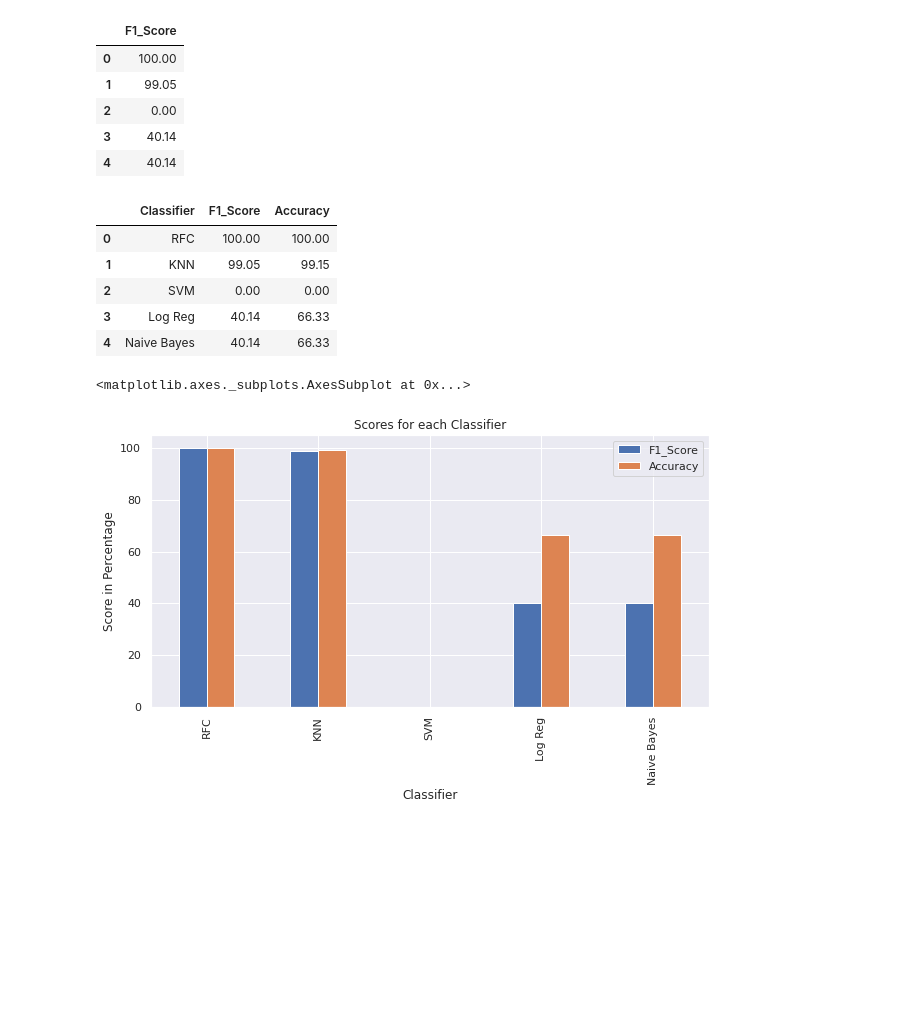
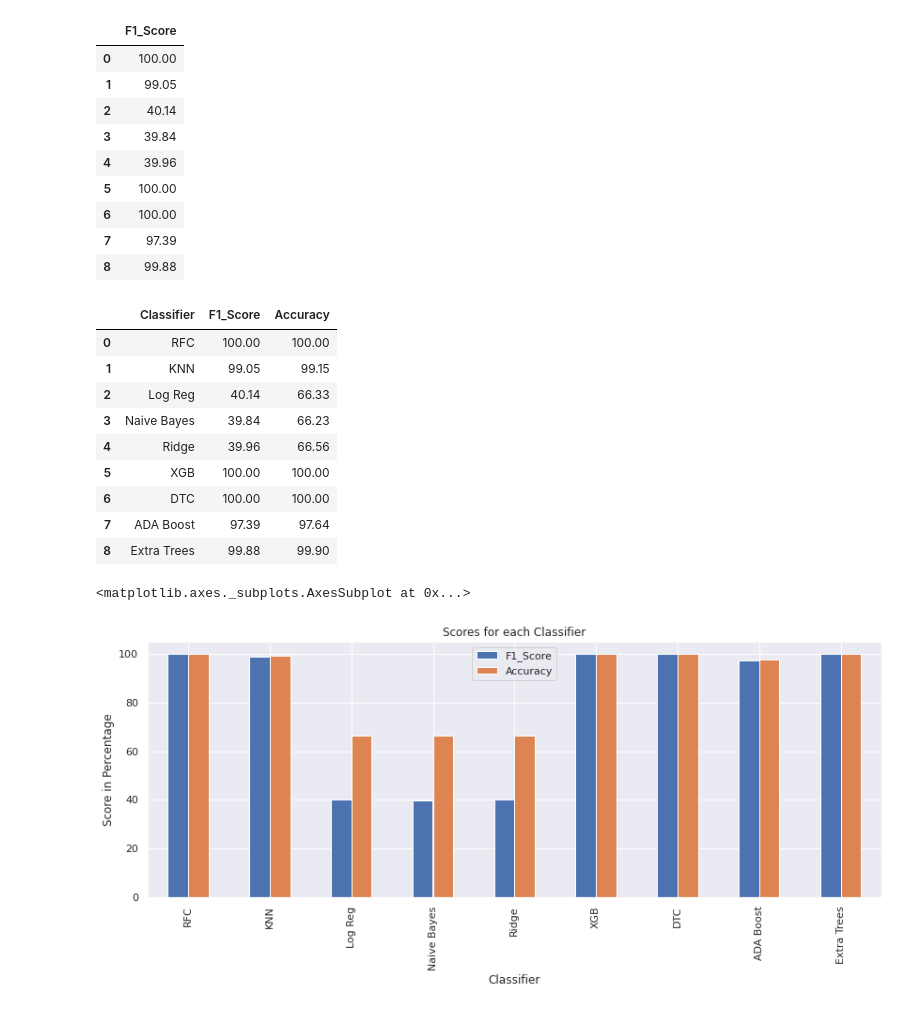
Before and after one commit to Amruta-Nadgouda/DataMiningProject, a Jupyter notebook: DM_Results.ipynb, the cells around one changed output. Saved outputs shown, nothing was run; the diff lists cells and outputs as text; code cells hidden in the pictures; blank space fills up the shorter version.

```diff
--- a/DM_Results.ipynb
+++ b/DM_Results.ipynb
@@ -8,6 +8,6 @@ import matplotlib.pyplot as plt
 import plotly
 import datetime
 # %%
-classifierNames = ['RFC','KNN','SVM','Log Reg','Naive Bayes']
+classifierNames = ['RFC','KNN','Log Reg','Naive Bayes','Ridge', 'XGB', 'DTC', 'ADA Boost', 'Extra Trees']
 classifierNames
 # %% [output]
@@ -26,5 +38,5 @@ classifierNamesDF
 # %%
-Accuracy = [100, 99.15,0, 66.33, 66.33]
+Accuracy = [100, 99.15, 66.33, 66.23, 66.56, 100, 100, 97.64, 99.90]
 AccuracyDF = pd.DataFrame(Accuracy)
 AccuracyDF = AccuracyDF.rename(columns={0:'Accuracy'})
 AccuracyDF
@@ -38,5 +54,5 @@ AccuracyDF
 # %%
-F1_Score = [100, 99.05,0, 40.14, 40.14]
+F1_Score = [100, 99.05, 40.14, 39.84, 39.96, 100, 100, 97.39, 99.88]
 F1_ScoreDF = pd.DataFrame(F1_Score)
 F1_ScoreDF =F1_ScoreDF.rename(columns={0:'F1_Score'})
 F1_ScoreDF
@@ -44,9 +60,13 @@ F1_ScoreDF
 |  | F1_Score |
 | 0 | 100.00 |
 | 1 | 99.05 |
-| 2 | 0.00 |
-| 3 | 40.14 |
-| 4 | 40.14 |
+| 2 | 40.14 |
+| 3 | 39.84 |
+| 4 | 39.96 |
+| 5 | 100.00 |
+| 6 | 100.00 |
+| 7 | 97.39 |
+| 8 | 99.88 |
 # %%
 ResultsDF = pd.DataFrame({'Classifier':classifierNamesDF['Classifiers'], 'F1_Score': F1_ScoreDF['F1_Score'],'Accuracy': AccuracyDF['Accuracy']})
 ResultsDF
@@ -54,14 +74,18 @@ ResultsDF
 |  | Classifier | F1_Score | Accuracy |
 | 0 | RFC | 100.00 | 100.00 |
 | 1 | KNN | 99.05 | 99.15 |
-| 2 | SVM | 0.00 | 0.00 |
-| 3 | Log Reg | 40.14 | 66.33 |
-| 4 | Naive Bayes | 40.14 | 66.33 |
+| 2 | Log Reg | 40.14 | 66.33 |
+| 3 | Naive Bayes | 39.84 | 66.23 |
+| 4 | Ridge | 39.96 | 66.56 |
+| 5 | XGB | 100.00 | 100.00 |
+| 6 | DTC | 100.00 | 100.00 |
+| 7 | ADA Boost | 97.39 | 97.64 |
+| 8 | Extra Trees | 99.88 | 99.90 |
 # %%
 sns.set()
 plt.style.use('fast')
-ResultsDF.plot(x= 'Classifier', y=['F1_Score','Accuracy'], kind='bar',figsize=(10,5), title = "Scores for each Classifier",
+ResultsDF.plot(x= 'Classifier', y=['F1_Score','Accuracy'], kind='bar',figsize=(14,5), title = "Scores for each Classifier",
                ylabel = 'Score in Percentage')
 # %% [output]
 <matplotlib.axes._subplots.AxesSubplot at 0x...>
-[figure, old version]
+[figure, new version]
```
Also changed, not shown: parts of 3 cells of this notebook.
